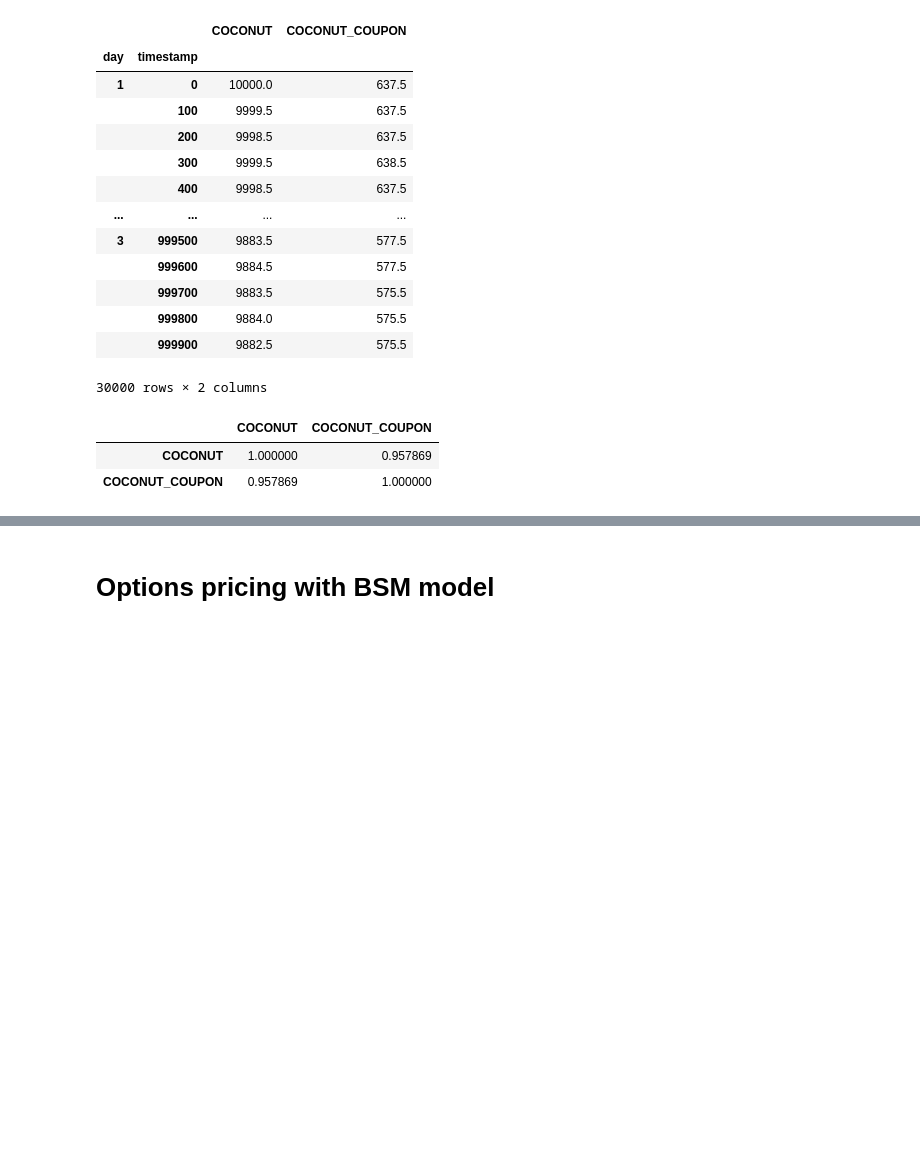
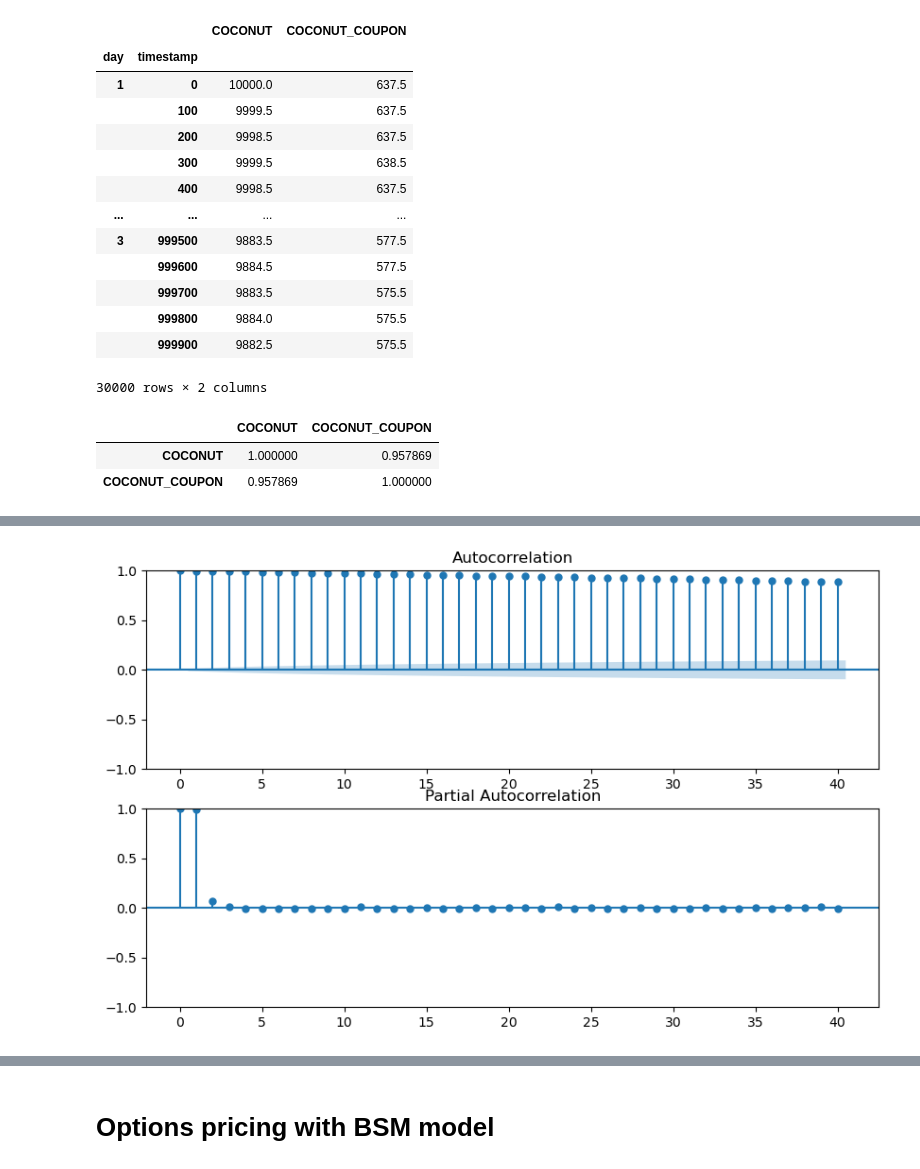
Before and after one commit to Meilism/IMC-Prosperity-Trading-Challenge, a Jupyter notebook: JM/analysis/data_analysis_4.ipynb, the cells around one changed output, grey strips where cells are left out. Drawn from its saved outputs; the diff is of its cells as text; code cells hidden in the pictures; blank space fills up the shorter version.

```diff
--- a/JM/analysis/data_analysis_4.ipynb
+++ b/JM/analysis/data_analysis_4.ipynb
@@ -143,0 +171,7 @@ plt.show()
+# %%
+fig, ax = plt.subplots(2, figsize=(10, 6))
+plot_acf(diff, lags=40, ax=ax[0])
+plot_pacf(diff, lags=40, ax=ax[1])
+plt.show()
+# %% [output]
+[figure, added]
```
Also changed, not shown: parts of 6 cells of this notebook, 4 other files.
